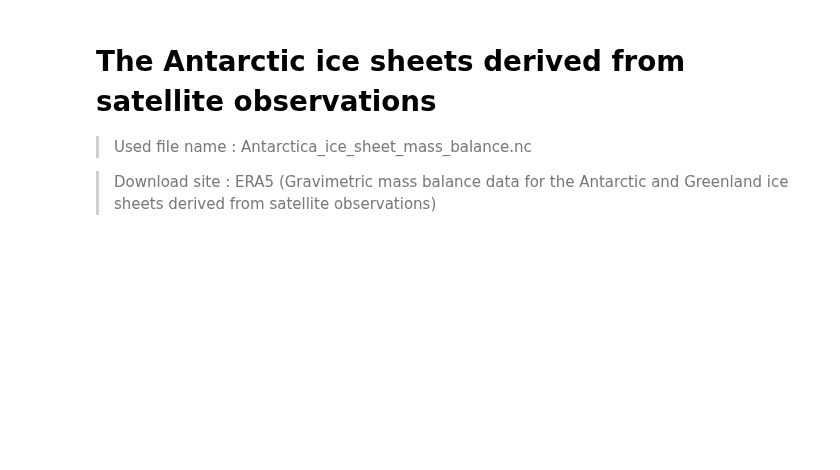
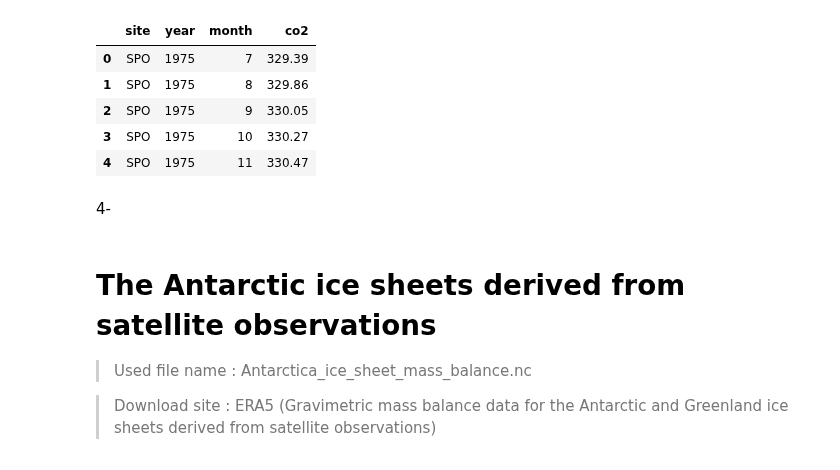
Before and after one commit to KentBerry680/ENGG680_2025_Fall---group-20-assignments, a Jupyter notebook: Final assignment/ENGG_Analysis.ipynb, the cells around one changed output. Cells and saved outputs as stored; diff of their text form; code cells hidden in the pictures; blank space fills up the shorter version.

```diff
--- a/Final assignment/ENGG_Analysis.ipynb
+++ b/Final assignment/ENGG_Analysis.ipynb
@@ -2,0 +128,15 @@
+# %%
+n2o_path = "Final assignment/N2O.txt"
+
+df_n2o = pd.read_csv(n2o_path, comment="#", delim_whitespace=True)
+
+# Print out the first 5 rows of dataframe
+print("=== N2O raw head ===")
+print(df_n2o.head())
+print(df_n2o.columns)
+
+# Check the number of rows
+len(df_n2o)
+
+# Check the structure of file
+df_n2o.info()
@@ -3,3 +163,23 @@
+# %%
+# Column arrangement and make the date
+df_n2o = pd.read_csv(
+    n2o_path,
+    comment="#",
+    delim_whitespace=True,
+    header=None,
+    names=["site", "year", "month", "co2"]
+)
+
+df_co2.head()
+# %% [output]
+|  | site | year | month | co2 |
+| 0 | SPO | 1975 | 7 | 329.39 |
+| 1 | SPO | 1975 | 8 | 329.86 |
+| 2 | SPO | 1975 | 9 | 330.05 |
+| 3 | SPO | 1975 | 10 | 330.27 |
+| 4 | SPO | 1975 | 11 | 330.47 |
+# %% [markdown]
+4-
 # %% [markdown]
 # The Antarctic ice sheets derived from satellite observations
 
```
Also changed, not shown: parts of 11 cells of this notebook.
